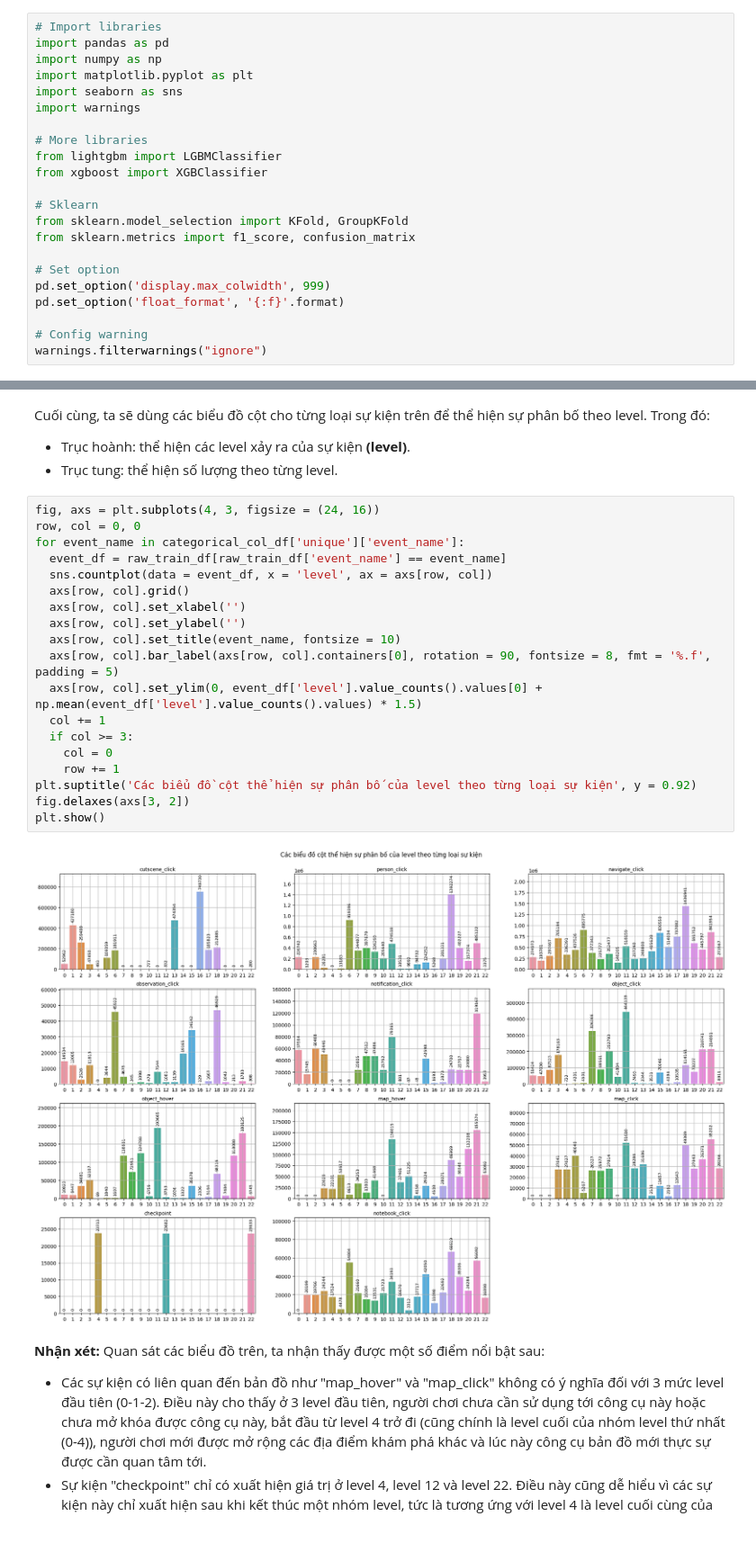
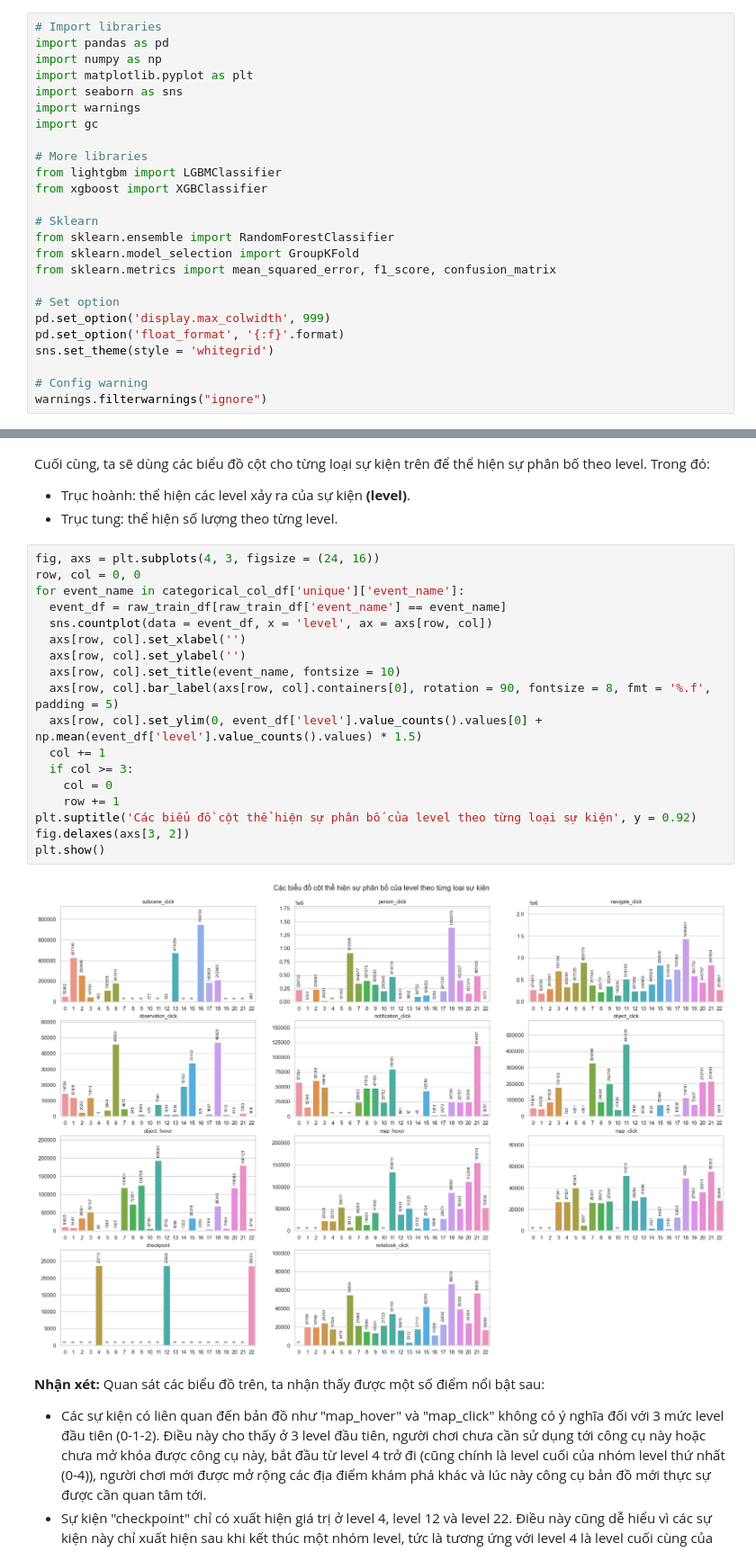
Before and after one commit to vt-khang/KHDLUD-FinalProject, a Jupyter notebook: 19120511_19120526_19120539.ipynb, the cells around one changed output, grey strips where cells are left out. Shown at 90% size. Drawn from its saved outputs; the diff is of its cells as text; blank space fills up the shorter version.

```diff
--- a/19120511_19120526_19120539.ipynb
+++ b/19120511_19120526_19120539.ipynb
@@ -24,18 +24,21 @@ import numpy as np
 import matplotlib.pyplot as plt
 import seaborn as sns
 import warnings
+import gc
 
 # More libraries
 from lightgbm import LGBMClassifier
 from xgboost import XGBClassifier
 
 # Sklearn
-from sklearn.model_selection import KFold, GroupKFold
-from sklearn.metrics import f1_score, confusion_matrix
+from sklearn.ensemble import RandomForestClassifier
+from sklearn.model_selection import GroupKFold
+from sklearn.metrics import mean_squared_error, f1_score, confusion_matrix
 
 # Set option
 pd.set_option('display.max_colwidth', 999)
 pd.set_option('float_format', '{:f}'.format)
+sns.set_theme(style = 'whitegrid')
 
 # Config warning
 warnings.filterwarnings("ignore")
@@ -679,24 +677,23 @@ Cuối cùng, ta sẽ dùng các biểu đồ cột cho từng loại sự kiệ
 # %%
 fig, axs = plt.subplots(4, 3, figsize = (24, 16))
 row, col = 0, 0
 for event_name in categorical_col_df['unique']['event_name']:
   event_df = raw_train_df[raw_train_df['event_name'] == event_name]
   sns.countplot(data = event_df, x = 'level', ax = axs[row, col])
-  axs[row, col].grid()
   axs[row, col].set_xlabel('')
   axs[row, col].set_ylabel('')
   axs[row, col].set_title(event_name, fontsize = 10)
   axs[row, col].bar_label(axs[row, col].containers[0], rotation = 90, fontsize = 8, fmt = '%.f', padding = 5)
   axs[row, col].set_ylim(0, event_df['level'].value_counts().values[0] + np.mean(event_df['level'].value_counts().values) * 1.5)
   col += 1
   if col >= 3:
     col = 0
     row += 1
 plt.suptitle('Các biểu đồ cột thể hiện sự phân bố của level theo từng loại sự kiện', y = 0.92)
 fig.delaxes(axs[3, 2])
 plt.show()
 # %% [output]
-[figure, old version]
+[figure, new version]
 # %% [markdown]
 **Nhận xét:** Quan sát các biểu đồ trên, ta nhận thấy được một số điểm nổi bật sau:
 - Các sự kiện có liên quan đến bản đồ như "map_hover" và "map_click" không có ý nghĩa đối với 3 mức level đầu tiên (0-1-2). Điều này cho thấy ở 3 level đầu tiên, người chơi chưa cần sử dụng tới công cụ này hoặc chưa mở khóa được công cụ này, bắt đầu từ level 4 trở đi (cũng chính là level cuối của nhóm level thứ nhất (0-4)), người chơi mới được mở rộng các địa điểm khám phá khác và lúc này công cụ bản đồ mới thực sự được cần quan tâm tới.
```
Also changed, not shown: parts of 67 cells of this notebook.
